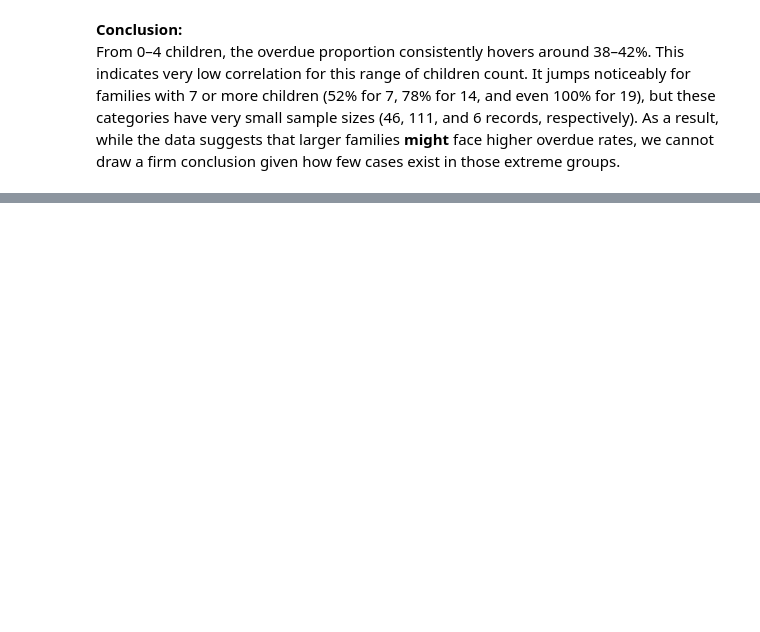
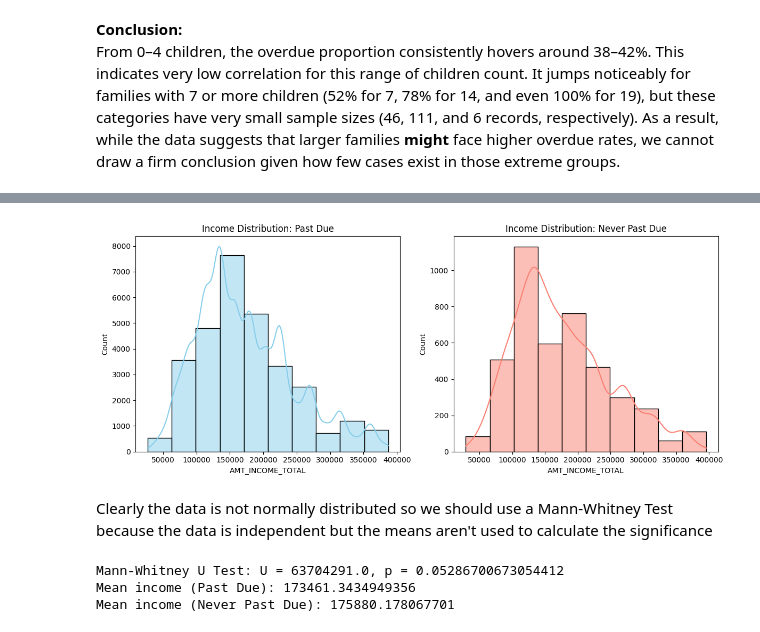
Before and after one commit to Yuvraj-R/CMSC320_FINAL, a Jupyter notebook: Checkpoint2.ipynb, the cells around one changed output, grey strips where cells are left out. Saved outputs shown, nothing was run; the diff lists cells and outputs as text; code cells hidden in the pictures; blank space fills up the shorter version.

Commit message:
Added Method 3
It is Mann-Whitney Test to measure the relationship between income and if they went past due or not.

```diff
--- a/Checkpoint2.ipynb
+++ b/Checkpoint2.ipynb
@@ -232,0 +235,16 @@ From 0–4 children, the overdue proportion consistently hovers around 38–42%.
+# %%
+from scipy.stats import ttest_ind
+
+#copy credit_record
+credit_copy = credit_record.copy()
+
+# map STATUS to numeric and create a binary column called "is_past_due"
+credit_copy['numeric_status'] = credit_copy['STATUS'].map(lambda x: -1 if x in ['C', 'X'] else int(x))
+past_due_flag = credit_copy.groupby('ID')['numeric_status'].max().reset_index()
+past_due_flag['is_past_due'] = past_due_flag['numeric_status'] >= 0
+#merge app info with past_due info
+app_copy = application_record.copy()
+merged_copy = pd.merge(app_copy, past_due_flag[['ID', 'is_past_due']], on='ID')
+income_past_due = merged_copy[merged_copy['is_past_due'] == True]['AMT_INCOME_TOTAL']
+income_clean = merged_copy[merged_copy['is_past_due'] == False]['AMT_INCOME_TOTAL']
+income_clean
@@ -232,0 +266,31 @@ From 0–4 children, the overdue proportion consistently hovers around 38–42%.
+# %%
+from scipy.stats import normaltest, mannwhitneyu
+
+# Plot histograms + KDEs
+plt.figure(figsize=(12, 5))
+
+plt.subplot(1, 2, 1)
+sns.histplot(income_past_due, kde=True, bins=10, color='skyblue')
+plt.title("Income Distribution: Past Due")
+
+plt.subplot(1, 2, 2)
+sns.histplot(income_clean, kde=True, bins=10, color='salmon')
+plt.title("Income Distribution: Never Past Due")
+
+plt.tight_layout()
+plt.show()
+# %% [output]
+[figure, added]
+# %% [markdown]
+Clearly the data is not normally distributed so we should use a Mann-Whitney Test because the data is independent but the means aren't used to calculate the significance
+# %%
+# Actually run and print the test
+u_stat, p_val = mannwhitneyu(income_past_due, income_clean, alternative='two-sided')
+print(f"Mann-Whitney U Test: U = {u_stat}, p = {p_val}")
+
+print("Mean income (Past Due):", income_past_due.mean())
+print("Mean income (Never Past Due):", income_clean.mean())
+# %% [output]
+Mann-Whitney U Test: U = 63704291.0, p = 0.05286700673054412
+Mean income (Past Due): 173461.3434949356
+Mean income (Never Past Due): 175880.178067701
```
Also changed, not shown: parts of 12 cells of this notebook.
